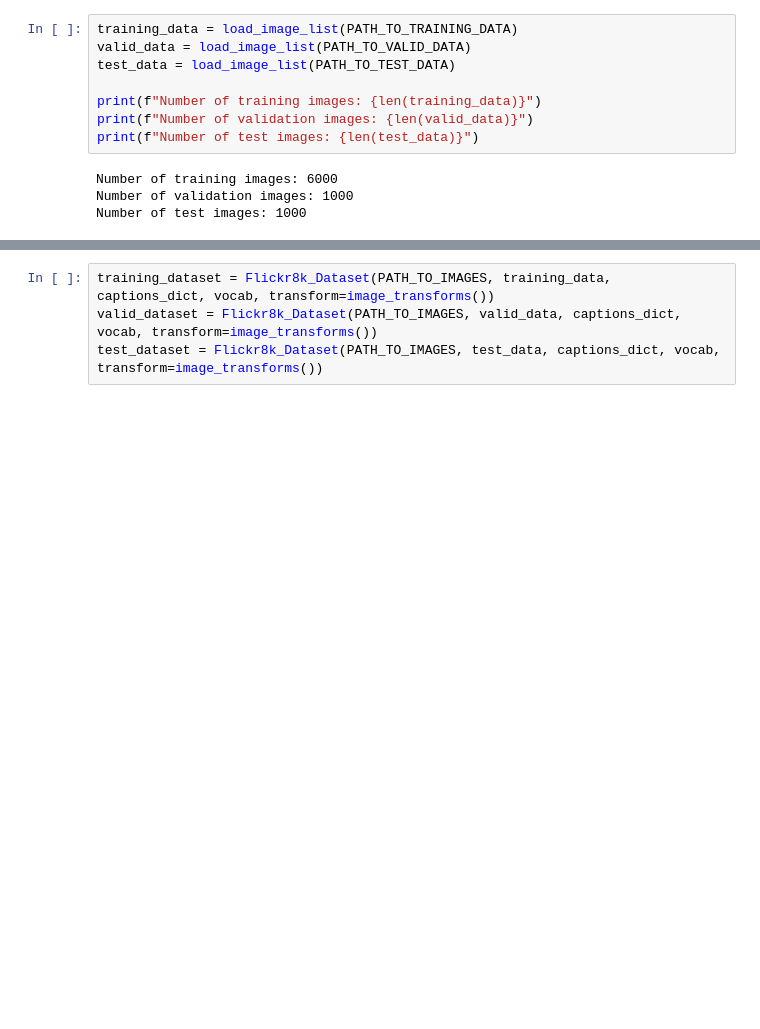
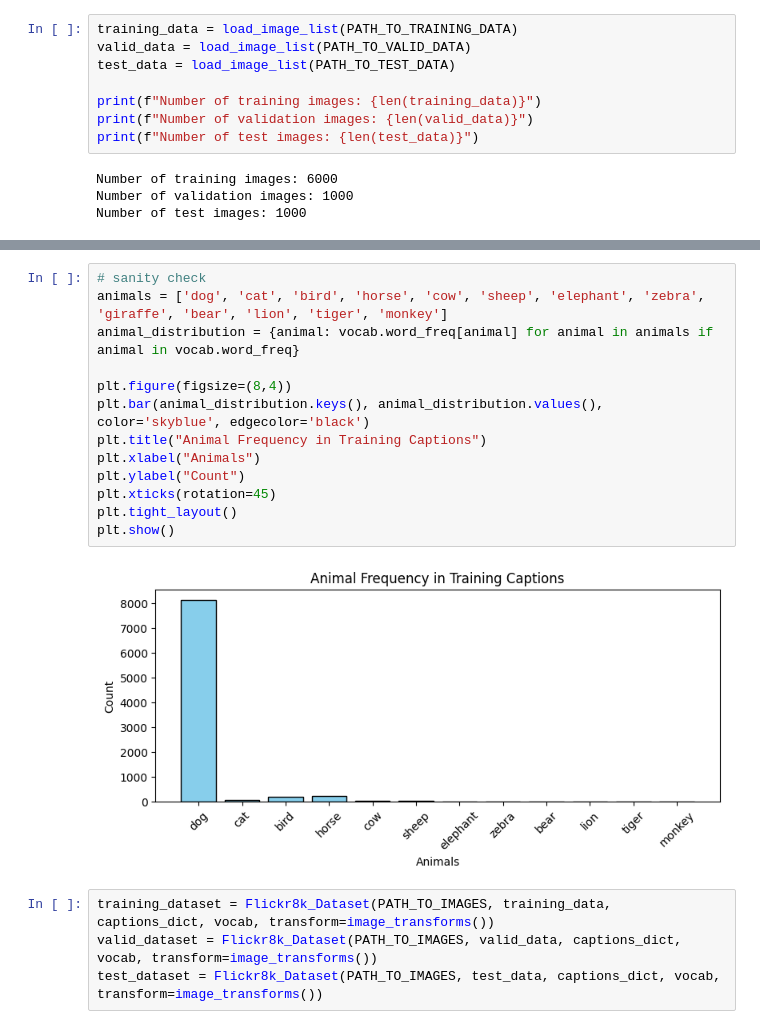
Before and after one commit to sindhu213/Image-Captioning-Model, a Jupyter notebook: model.ipynb, the cells around one changed output, grey strips where cells are left out. Cells and saved outputs as stored; diff of their text form; blank space fills up the shorter version.

```diff
--- a/model.ipynb
+++ b/model.ipynb
@@ -185,3 +204,18 @@ vocab.load_glove(PATH_TO_GLOVE)
+# %%
+# sanity check
+animals = ['dog', 'cat', 'bird', 'horse', 'cow', 'sheep', 'elephant', 'zebra', 'giraffe', 'bear', 'lion', 'tiger', 'monkey']
+animal_distribution = {animal: vocab.word_freq[animal] for animal in animals if animal in vocab.word_freq}
+
+plt.figure(figsize=(8,4))
+plt.bar(animal_distribution.keys(), animal_distribution.values(), color='skyblue', edgecolor='black')
+plt.title("Animal Frequency in Training Captions")
+plt.xlabel("Animals")
+plt.ylabel("Count")
+plt.xticks(rotation=45)
+plt.tight_layout()
+plt.show()
+# %% [output]
+[figure, added]
 # %%
 training_dataset = Flickr8k_Dataset(PATH_TO_IMAGES, training_data, captions_dict, vocab, transform=image_transforms())
 valid_dataset = Flickr8k_Dataset(PATH_TO_IMAGES, valid_data, captions_dict, vocab, transform=image_transforms())
```
Also changed, not shown: parts of 24 cells of this notebook, 1 other file.
